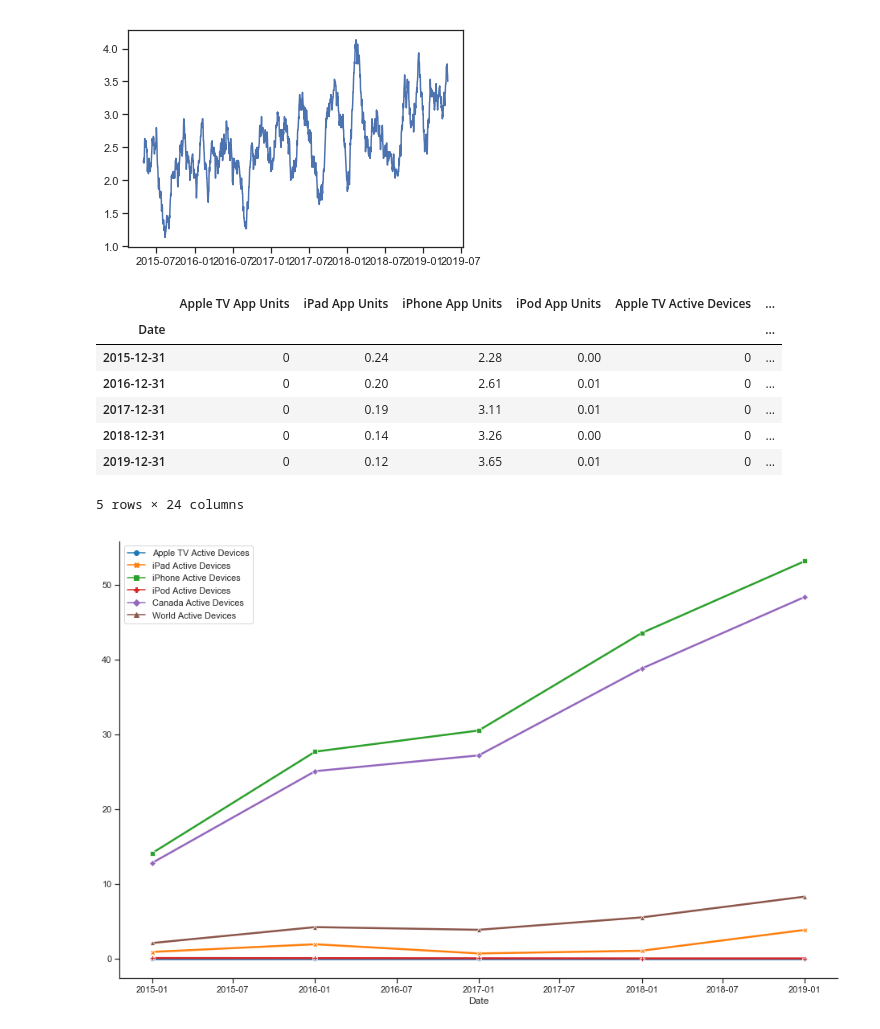
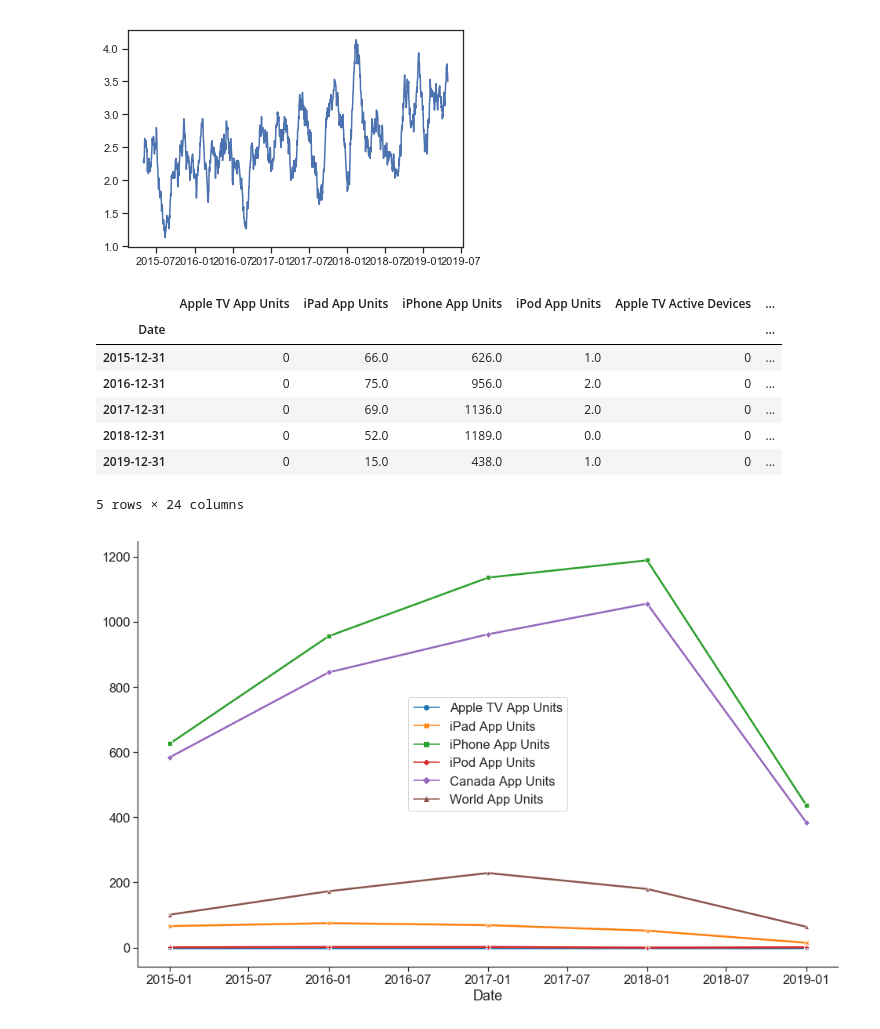
Before and after one commit to charles-yoon/sales-usage-model, a Jupyter notebook: sales-usage-model.ipynb, the cells around one changed output. Saved outputs shown, nothing was run; the diff lists cells and outputs as text; code cells hidden in the pictures.

Commit message:
updated graphs

```diff
--- a/sales-usage-model.ipynb
+++ b/sales-usage-model.ipynb
@@ -109,23 +113,25 @@ sns.lineplot(data=dataset['Canada App Units'].rolling(30).mean())
 # yoy = dataset.groupby(dataset.index.dt.year).transform('mean')
 yoy = dataset.copy()
 yoy.loc['2016'].mean()
-yoy.resample('A').mean().round(2)
+yoy.resample('A').sum().round(2)
 # %% [output]
 |  | Apple TV App Units | iPad App Units | iPhone App Units | iPod App Units | Apple TV Active Devices | ... |
 | Date |  |  |  |  |  | ... |
-| 2015-12-31 | 0 | 0.24 | 2.28 | 0.00 | 0 | ... |
-| 2016-12-31 | 0 | 0.20 | 2.61 | 0.01 | 0 | ... |
-| 2017-12-31 | 0 | 0.19 | 3.11 | 0.01 | 0 | ... |
-| 2018-12-31 | 0 | 0.14 | 3.26 | 0.00 | 0 | ... |
-| 2019-12-31 | 0 | 0.12 | 3.65 | 0.01 | 0 | ... |
+| 2015-12-31 | 0 | 66.0 | 626.0 | 1.0 | 0 | ... |
+| 2016-12-31 | 0 | 75.0 | 956.0 | 2.0 | 0 | ... |
+| 2017-12-31 | 0 | 69.0 | 1136.0 | 2.0 | 0 | ... |
+| 2018-12-31 | 0 | 52.0 | 1189.0 | 0.0 | 0 | ... |
+| 2019-12-31 | 0 | 15.0 | 438.0 | 1.0 | 0 | ... |
 5 rows × 24 columns
 # %%
 plt.figure(figsize=(16,10))
-sns.lineplot(data=yoy.resample('AS').mean().round(2).filter(like="Active Devices"),
+sns.set_context(font_scale=1.5)
+appunits = sns.lineplot(data=yoy.resample('AS').sum().round(2).filter(like="App Units"),
              palette="tab10",
              linewidth=2.5,
              markers=True,
              dashes=False)
+
 sns.despine()
 # %% [output]
-[figure, old version]
+[figure, new version]
```
Also changed, not shown: parts of 3 cells of this notebook.
